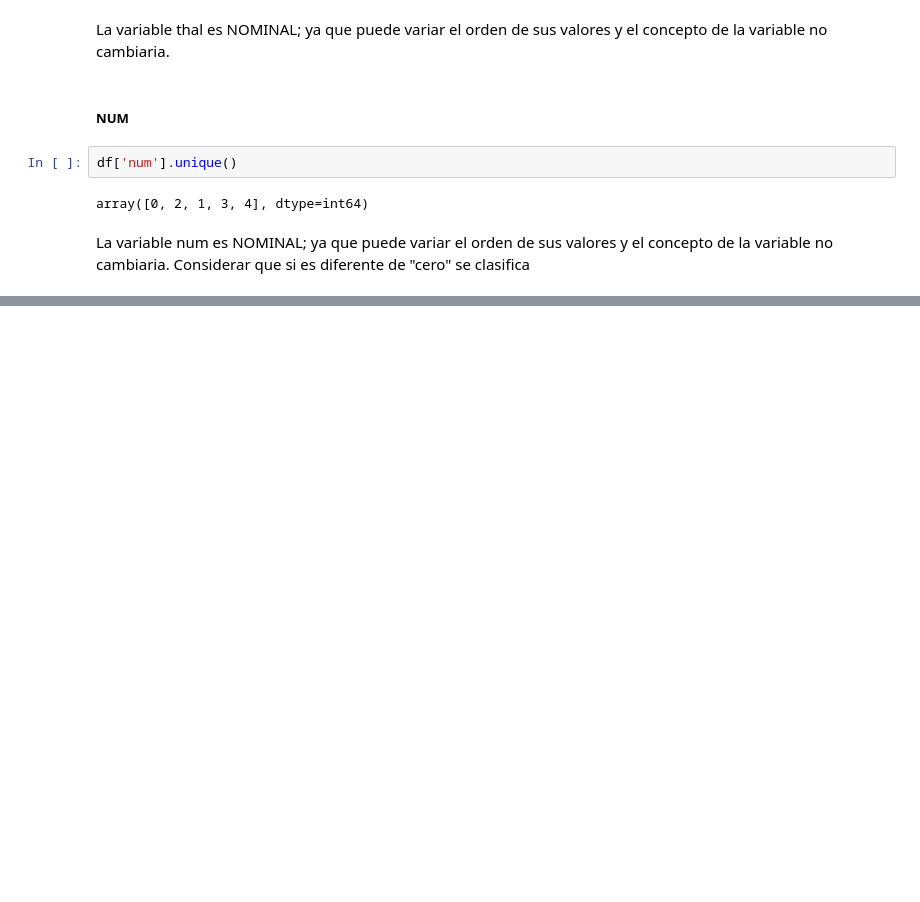
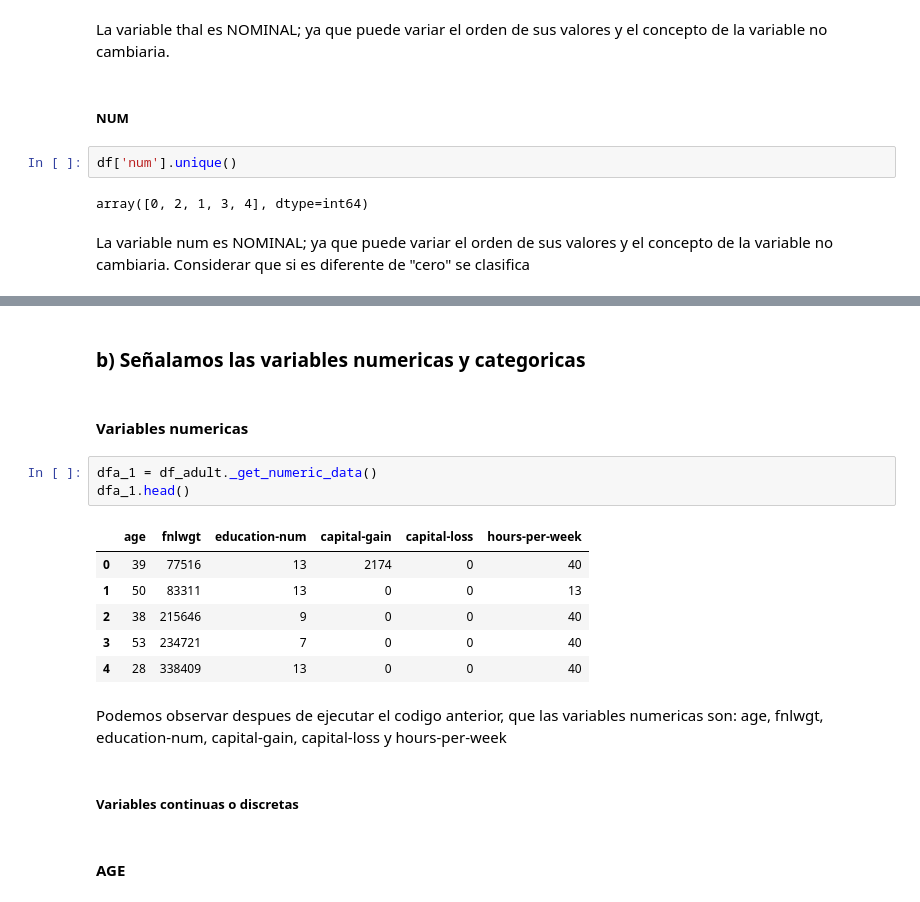
Before and after one commit to campus-antares/eu-aprendizaje-automatico, a Jupyter notebook: Actividad_1.ipynb, the cells around one changed output, grey strips where cells are left out. Cells and saved outputs as stored; diff of their text form; blank space fills up the shorter version.

```diff
--- a/Actividad_1.ipynb
+++ b/Actividad_1.ipynb
@@ -175,0 +266,20 @@ La variable num es NOMINAL; ya que puede variar el orden de sus valores y el con
+# %% [markdown]
+### b) Señalamos las variables numericas y categoricas
+# %% [markdown]
+#### Variables numericas
+# %%
+dfa_1 = df_adult._get_numeric_data()
+dfa_1.head()
+# %% [output]
+|  | age | fnlwgt | education-num | capital-gain | capital-loss | hours-per-week |
+| 0 | 39 | 77516 | 13 | 2174 | 0 | 40 |
+| 1 | 50 | 83311 | 13 | 0 | 0 | 13 |
+| 2 | 38 | 215646 | 9 | 0 | 0 | 40 |
+| 3 | 53 | 234721 | 7 | 0 | 0 | 40 |
+| 4 | 28 | 338409 | 13 | 0 | 0 | 40 |
+# %% [markdown]
+Podemos observar despues de ejecutar el codigo anterior, que las variables numericas son: age, fnlwgt, education-num, capital-gain, capital-loss y hours-per-week
+# %% [markdown]
+##### Variables continuas o discretas
+# %% [markdown]
+#### AGE
```
Also changed, not shown: parts of 59 cells of this notebook, 2 other files.
